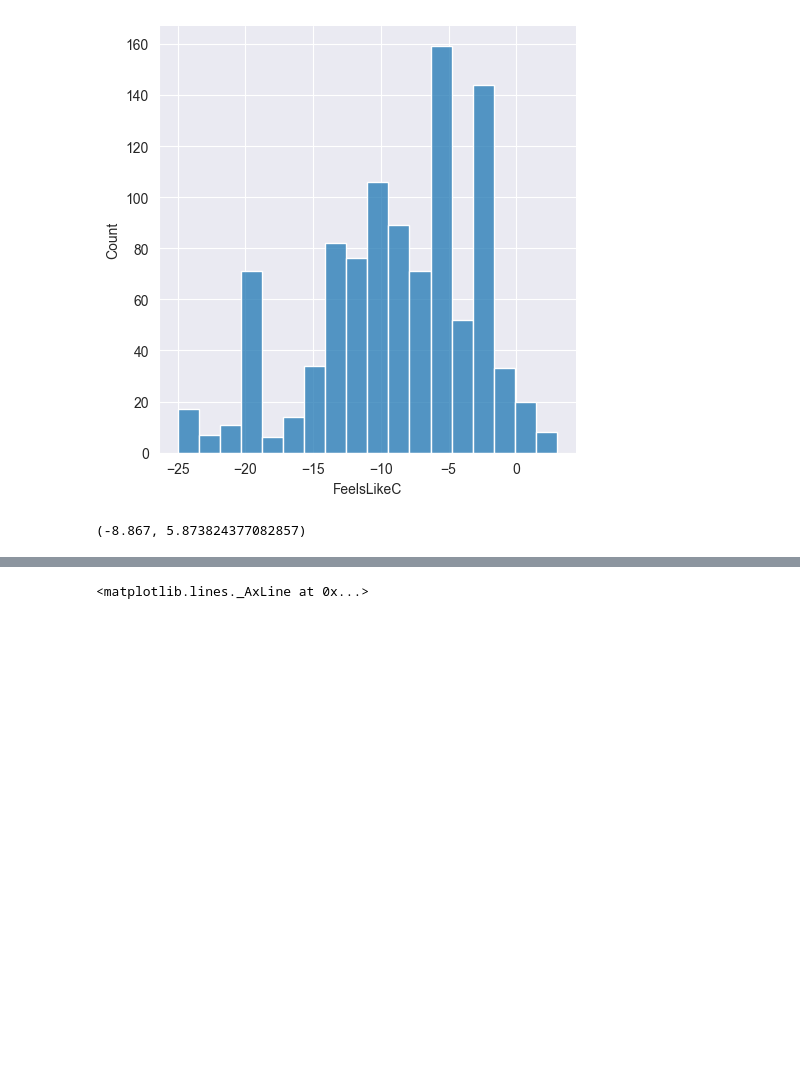
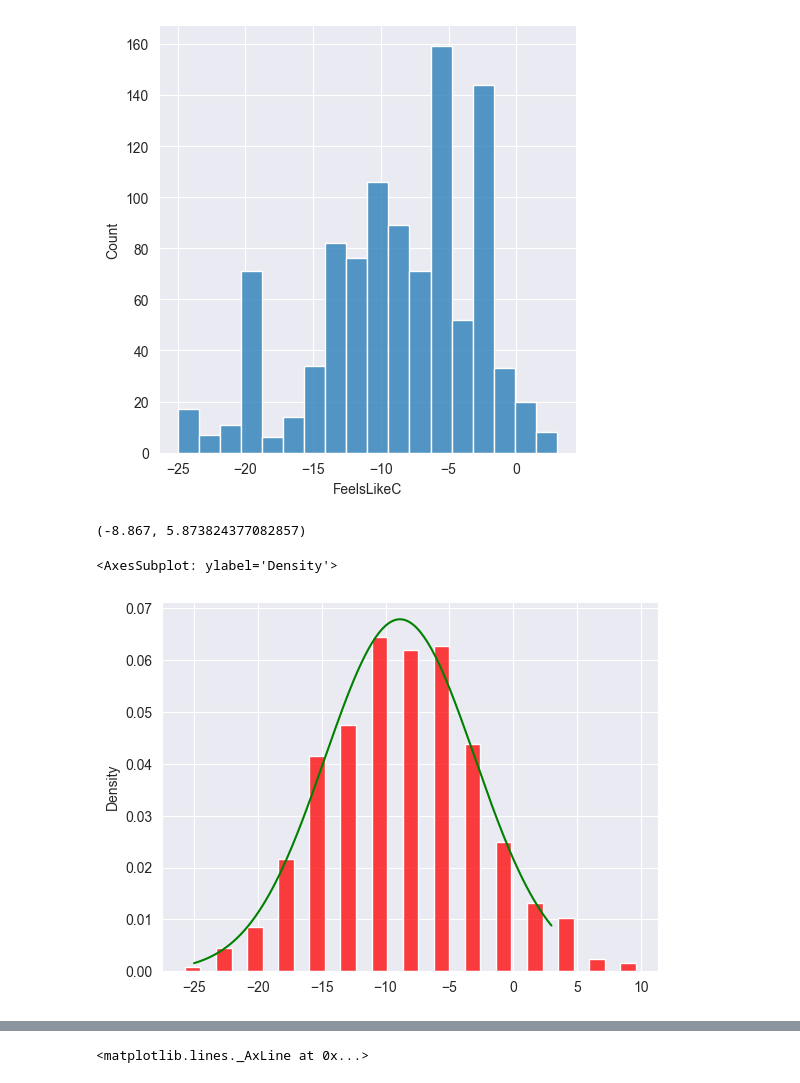
Before and after one commit to dmitry-grigorev/MultivarAnalysis, a Jupyter notebook: Lab3/Lab3notebook.ipynb, the cells around one changed output, grey strips where cells are left out. Saved outputs shown, nothing was run; the diff lists cells and outputs as text; code cells hidden in the pictures; blank space fills up the shorter version.

```diff
--- a/Lab3/Lab3notebook.ipynb
+++ b/Lab3/Lab3notebook.ipynb
@@ -345,4 +361,12 @@ mean, std
 (-8.867, 5.873824377082857)
 # %%
 np.random.seed(42)
-synsample1 = np.random.normal(size=1000)*std + mean
+synsample1 = boxmuller(1000)*std + mean
+# %%
+bins = np.histogram_bin_edges(synsample1, bins=15)
+x1_grid = np.linspace(sample['FeelsLikeC'].min(), sample['FeelsLikeC'].max(),num=200)
+plt.plot(x1_grid, norm.pdf(x1_grid, mean, std), color='green')
+sns.histplot(x = synsample1, color='red', stat = 'density', label='Synthesized', bins=bins, shrink=0.5)
+# %% [output]
+<AxesSubplot: ylabel='Density'>
+[figure, added]
```
Also changed, not shown: parts of 32 cells of this notebook, 1 other file.
